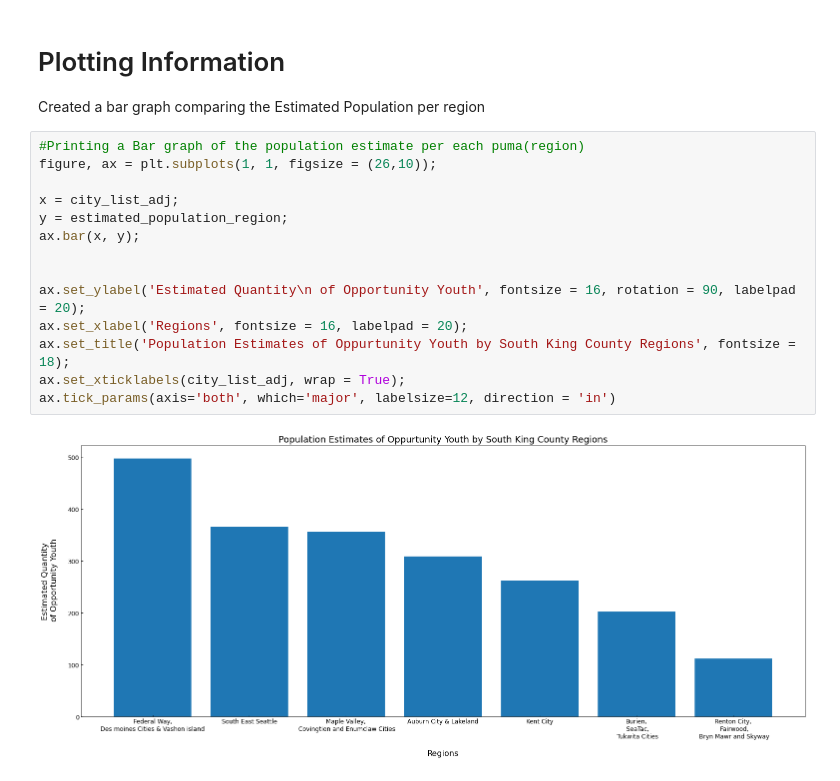
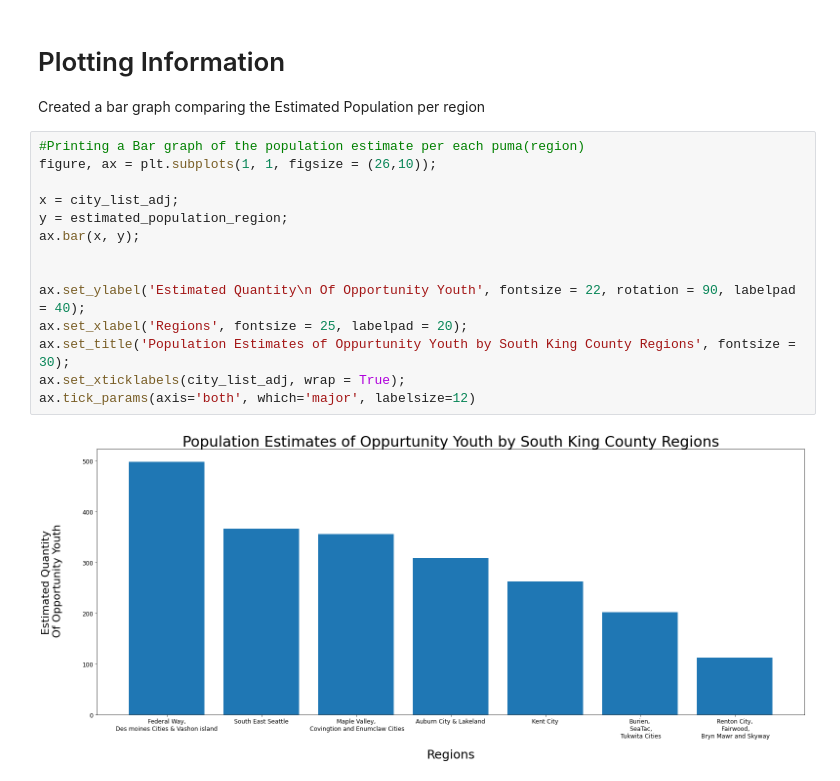
Before and after one commit to Caellwyn/south-king-county-opportunity-youth, a Jupyter notebook: notebooks/exploratory/Question2.ipynb, the cells around one changed output. Saved outputs shown, nothing was run; the diff lists cells and outputs as text.

Commit message:
Updated Title and Axes scale

```diff
--- a/notebooks/exploratory/Question2.ipynb
+++ b/notebooks/exploratory/Question2.ipynb
@@ -64,16 +64,16 @@ Created a bar graph comparing the Estimated Population per region
 # %%
 #Printing a Bar graph of the population estimate per each puma(region)
 figure, ax = plt.subplots(1, 1, figsize = (26,10));
 
 x = city_list_adj;
 y = estimated_population_region;
 ax.bar(x, y);
 
 
-ax.set_ylabel('Estimated Quantity\n of Opportunity Youth', fontsize = 16, rotation = 90, labelpad = 20);
-ax.set_xlabel('Regions', fontsize = 16, labelpad = 20);
-ax.set_title('Population Estimates of Oppurtunity Youth by South King County Regions', fontsize = 18);
+ax.set_ylabel('Estimated Quantity\n Of Opportunity Youth', fontsize = 22, rotation = 90, labelpad = 40);
+ax.set_xlabel('Regions', fontsize = 25, labelpad = 20);
+ax.set_title('Population Estimates of Oppurtunity Youth by South King County Regions', fontsize = 30);
 ax.set_xticklabels(city_list_adj, wrap = True);
-ax.tick_params(axis='both', which='major', labelsize=12, direction = 'in')
+ax.tick_params(axis='both', which='major', labelsize=12)
 # %% [output]
-[figure, old version]
+[figure, new version]
```
